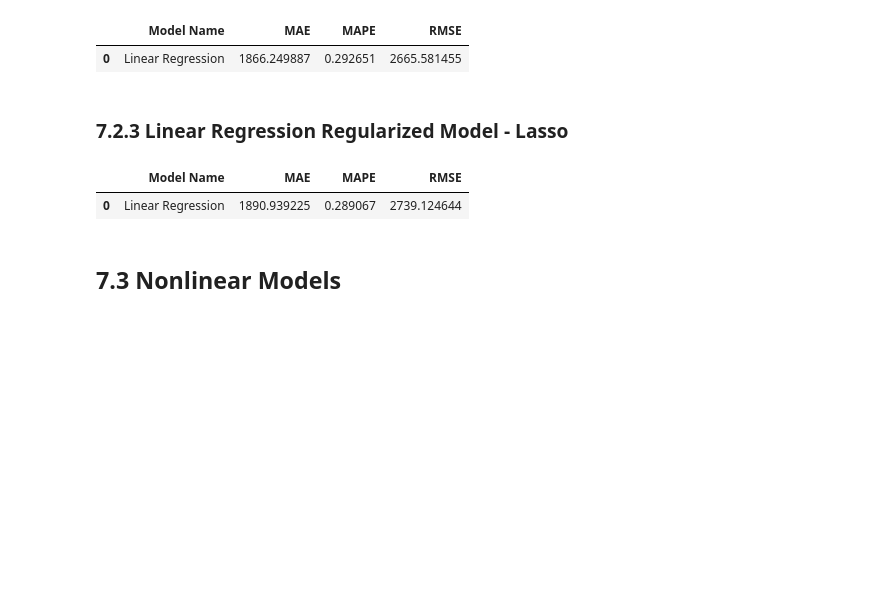
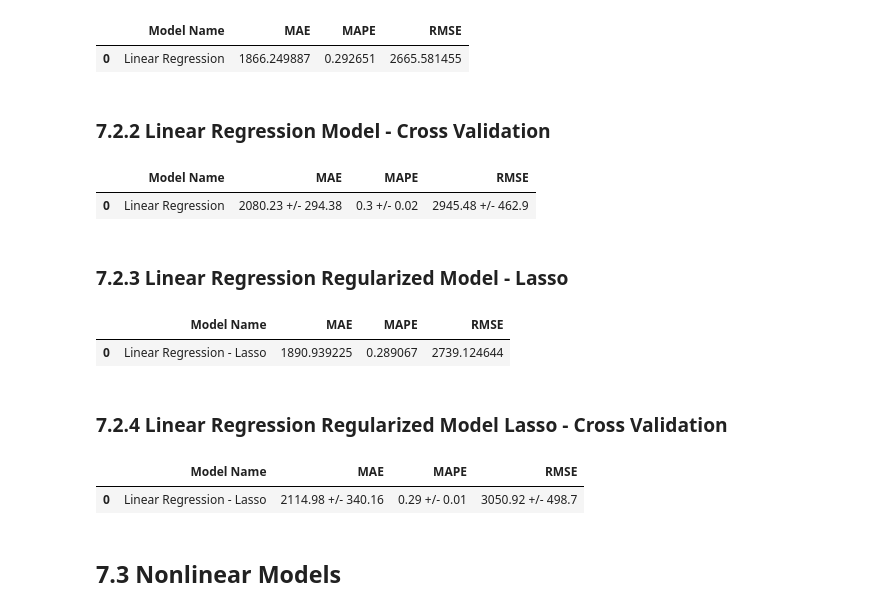
Before and after one commit to fabyosr/DataScienceEmProducao, a Jupyter notebook: m04_v01_store_sales_prediction.ipynb, the cells around one changed output. Drawn from its saved outputs; the diff is of its cells as text; code cells hidden in the pictures; blank space fills up the shorter version.

```diff
--- a/m04_v01_store_sales_prediction.ipynb
+++ b/m04_v01_store_sales_prediction.ipynb
@@ -953,7 +1017,8 @@ df5 = pd.get_dummies(df5, prefix=['state_holiday'], columns=['state_holiday'])
 # store_type - Label Encoding
 le = LabelEncoder()
 df5['store_type'] = le.fit_transform( df5['store_type'] )
+pickle.dump(le, open('parameter/store_type_encoding.pkl', 'wb'))
 
 # assortment
 assortment_dict = { 'basic':1, 'extra':2, 'extended':3 }
-df5['assortment'] = df5['assortment'].map( assortment_dict )
+df5['assortment'] = df5['assortment'].map( assortment_dict ).astype('int8')
@@ -1095,21 +1186,37 @@ lr_result
 # %% [output]
 |  | Model Name | MAE | MAPE | RMSE |
 | 0 | Linear Regression | 1866.249887 | 0.292651 | 2665.581455 |
+# %% [markdown]
+### 7.2.2 Linear Regression Model - Cross Validation
+# %%
+lr_result_cv = cross_validation ( x_training, 5, 'Linear Regression', lr, verbose=False)
+lr_result_cv
+# %% [output]
+|  | Model Name | MAE | MAPE | RMSE |
+| 0 | Linear Regression | 2080.23 +/- 294.38 | 0.3 +/- 0.02 | 2945.48 +/- 462.9 |
 # %% [markdown]
 ### 7.2.3 Linear Regression Regularized Model - Lasso
 # %%
 # model
 lrr = Lasso( alpha=0.01 ).fit(x_train, y_train)
 
 # prediction
 yhat_lrr = lrr.predict(x_test)
 
 # performance
-lrr_result = ml_error('Lasso', np.expm1(y_test), np.expm1(yhat_lrr) )
+lrr_result = ml_error('Linear Regression - Lasso', np.expm1(y_test), np.expm1(yhat_lrr) )
 lrr_result
 # %% [output]
 |  | Model Name | MAE | MAPE | RMSE |
-| 0 | Linear Regression | 1890.939225 | 0.289067 | 2739.124644 |
+| 0 | Linear Regression - Lasso | 1890.939225 | 0.289067 | 2739.124644 |
+# %% [markdown]
+### 7.2.4 Linear Regression Regularized Model Lasso - Cross Validation
+# %%
+lrr_result_cv = cross_validation ( x_training, 5, 'Linear Regression - Lasso', lrr, verbose=False)
+lrr_result_cv
+# %% [output]
+|  | Model Name | MAE | MAPE | RMSE |
+| 0 | Linear Regression - Lasso | 2114.98 +/- 340.16 | 0.29 +/- 0.01 | 3050.92 +/- 498.7 |
 # %% [markdown]
 ## 7.3 Nonlinear Models
 # %% [markdown]
```
Also changed, not shown: parts of 46 cells of this notebook.
